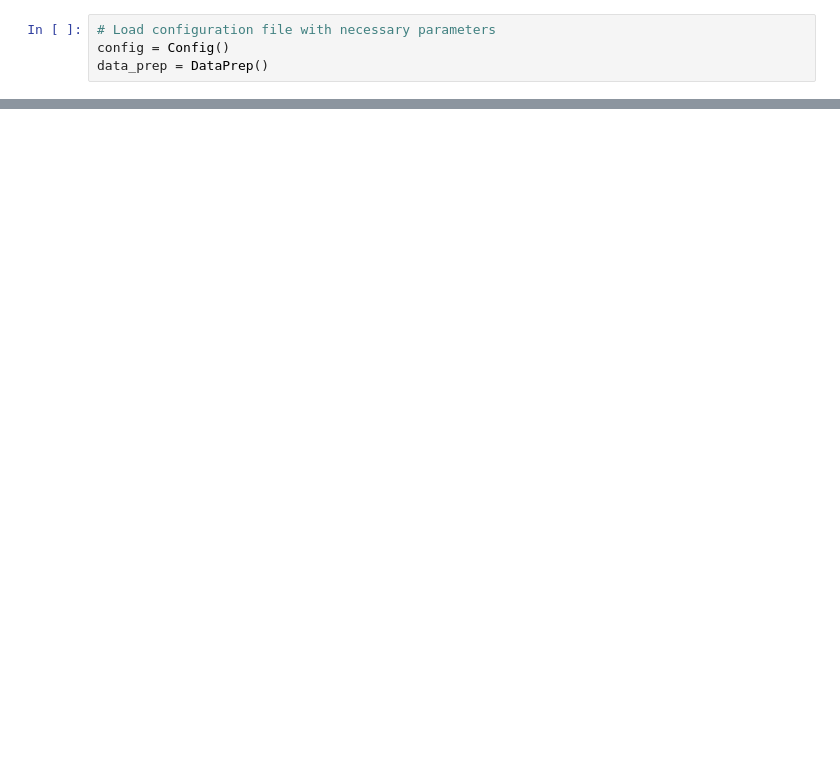
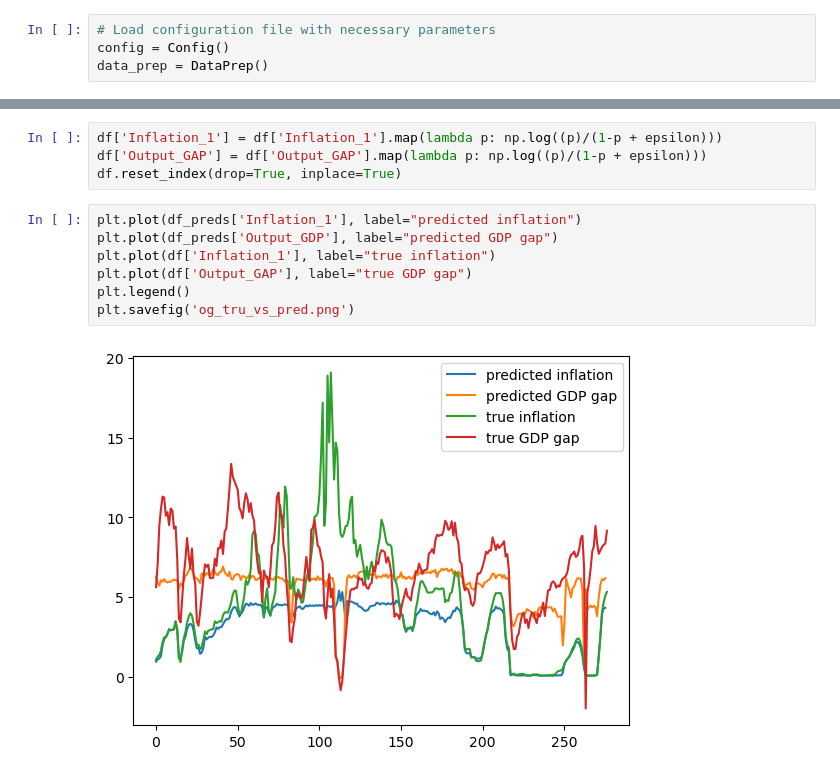
Before and after one commit to erskordi/Autonomous_Fed, a Jupyter notebook: notebooks/fed_data_import.ipynb, the cells around one changed output, grey strips where cells are left out. Drawn from its saved outputs; the diff is of its cells as text; blank space fills up the shorter version.

```diff
--- a/notebooks/fed_data_import.ipynb
+++ b/notebooks/fed_data_import.ipynb
@@ -445,0 +477,13 @@ action
+# %%
+df['Inflation_1'] = df['Inflation_1'].map(lambda p: np.log((p)/(1-p + epsilon)))
+df['Output_GAP'] = df['Output_GAP'].map(lambda p: np.log((p)/(1-p + epsilon)))
+df.reset_index(drop=True, inplace=True)
+# %%
+plt.plot(df_preds['Inflation_1'], label="predicted inflation")
+plt.plot(df_preds['Output_GDP'], label="predicted GDP gap")
+plt.plot(df['Inflation_1'], label="true inflation")
+plt.plot(df['Output_GAP'], label="true GDP gap")
+plt.legend()
+plt.savefig('og_tru_vs_pred.png')
+# %% [output]
+[figure, added]
```
Also changed, not shown: parts of 22 cells of this notebook, 1 other file.
